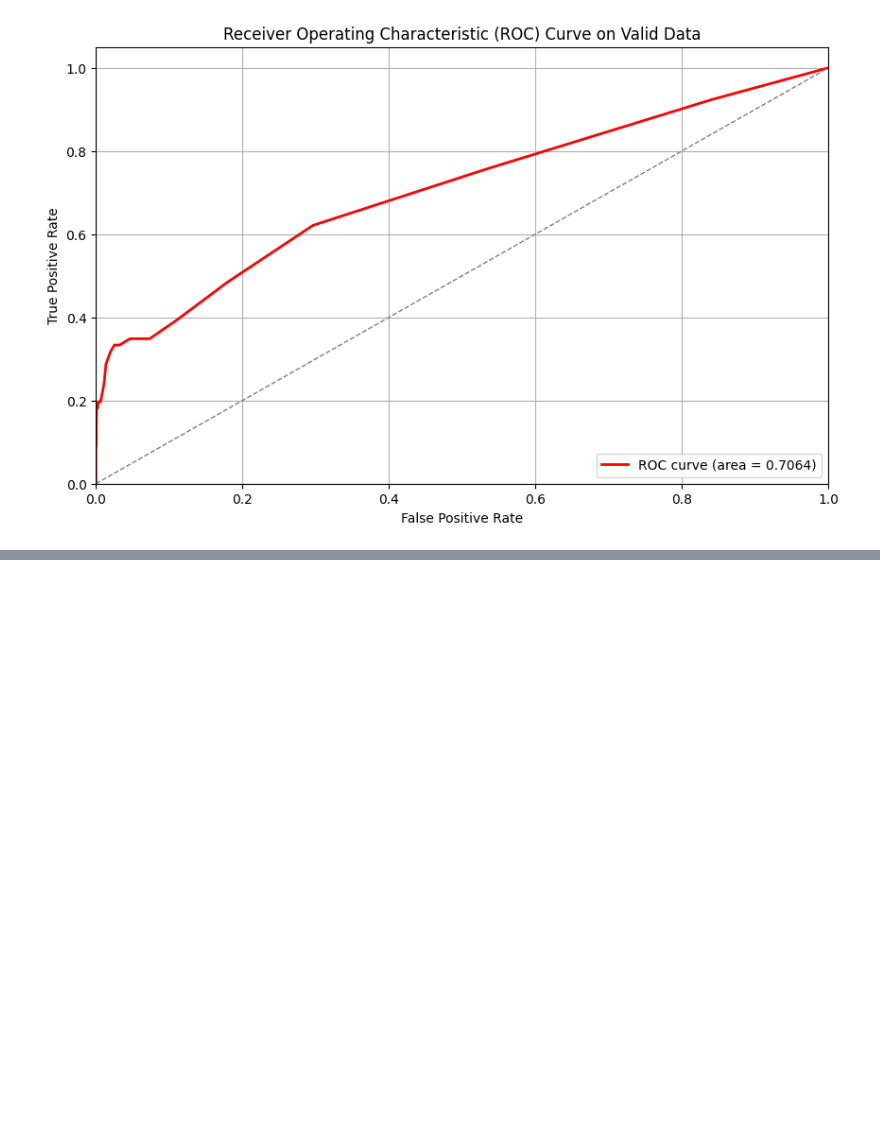
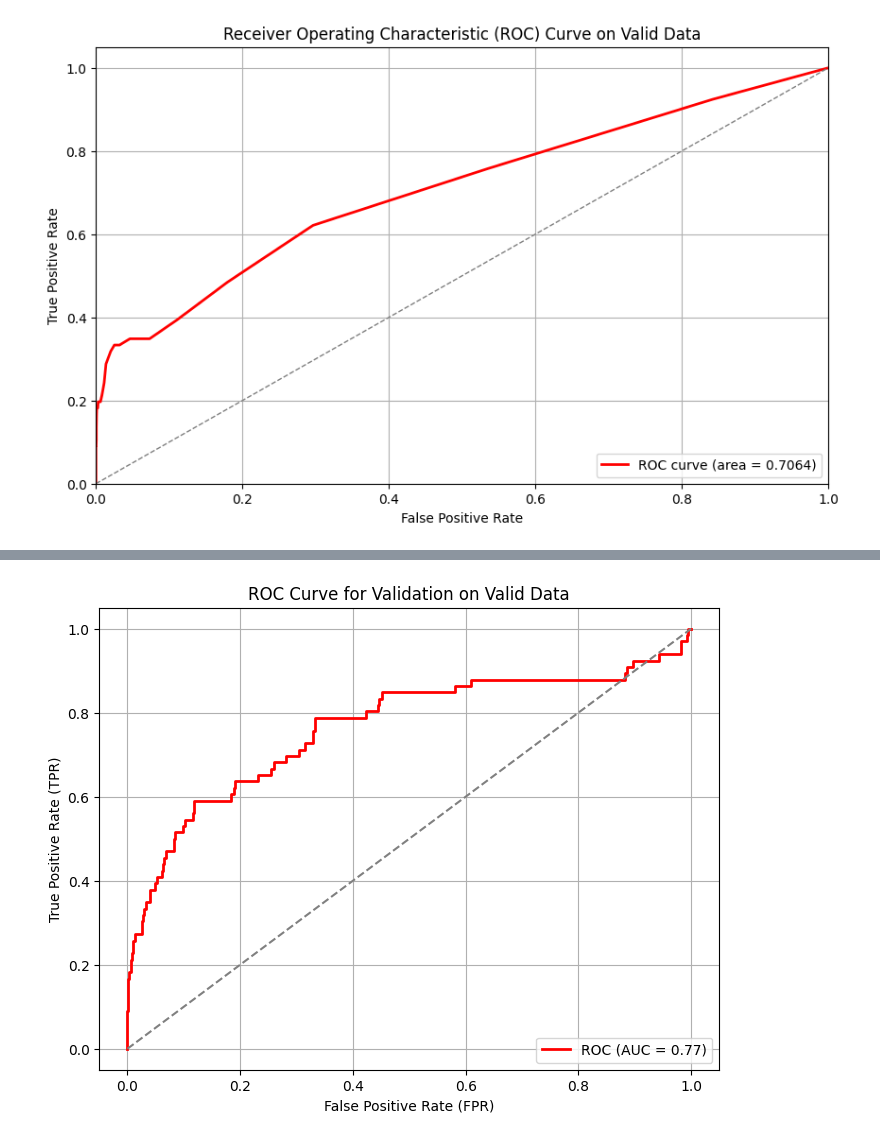
Before and after one commit to pogodaa/second_intensiv_predict_dataset_ot_samolyta, a Jupyter notebook: main.ipynb, the cells around one changed output, grey strips where cells are left out. Drawn from its saved outputs; the diff is of its cells as text; code cells hidden in the pictures; blank space fills up the shorter version.

```diff
--- a/main.ipynb
+++ b/main.ipynb
@@ -472,0 +497,12 @@ plt.show()
+# %%
+plt.figure(figsize=(8, 6))
+plt.plot(fpr_valid, tpr_valid, color='red', lw=2, label=f'ROC (AUC = {roc_auc_valid:.2f})')
+plt.plot([0, 1], [0, 1], color='gray', linestyle='--')  # Случайная классификация
+plt.xlabel('False Positive Rate (FPR)')
+plt.ylabel('True Positive Rate (TPR)')
+plt.title('ROC Curve for Validation on Valid Data')
+plt.legend(loc='lower right')
+plt.grid(True)
+plt.show()
+# %% [output]
+[figure, added]
```
Also changed, not shown: parts of 5 cells of this notebook, 2 other files.
